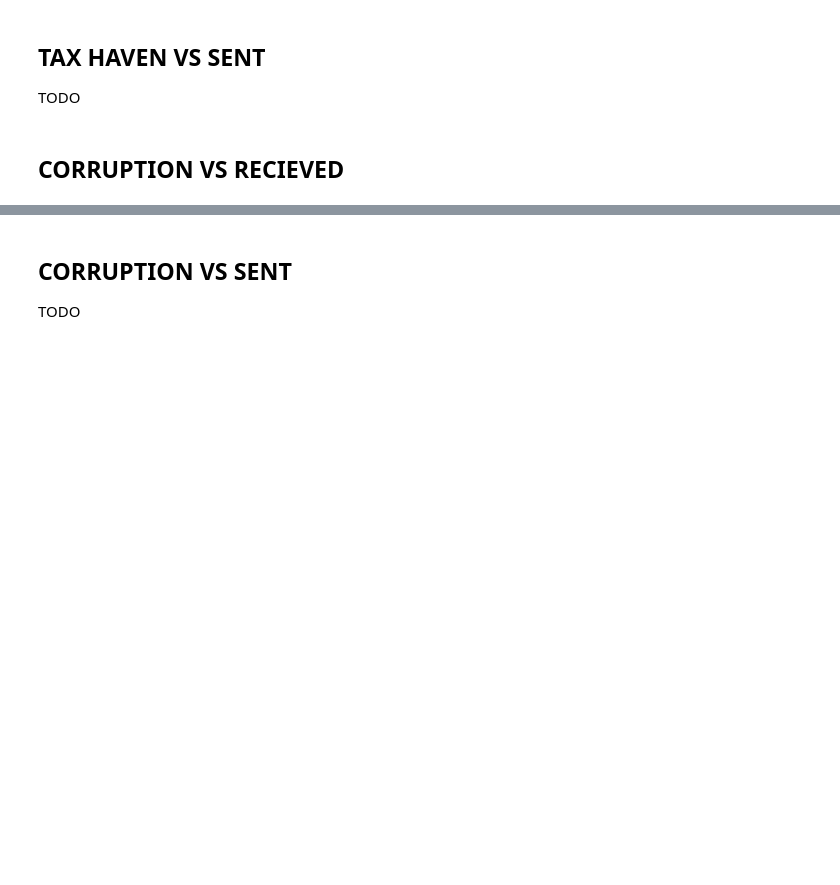
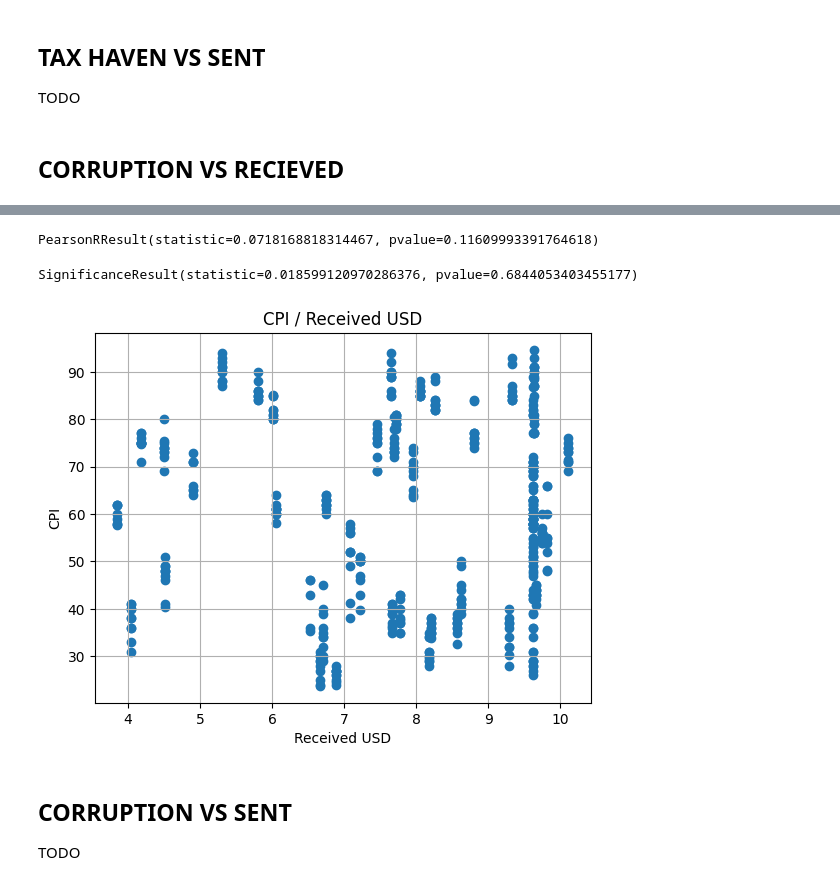
Before and after one commit to FlowDrucka64/MoneyFlow, a Jupyter notebook: data_exploration.ipynb, the cells around one changed output, grey strips where cells are left out. Drawn from its saved outputs; the diff is of its cells as text; code cells hidden in the pictures; blank space fills up the shorter version.

```diff
--- a/data_exploration.ipynb
+++ b/data_exploration.ipynb
@@ -1069,20 +1066,24 @@ KeyError: 'name'
 # %%
 # TODO UNITS ON AXED also maybe scale to BN USD?
-flow_data = merged_df.copy()
-dst_juri_sum = merged_df.groupby('dst_jurisdictions')['dst_value_USD'].sum()
+flow_data = expanded_df.copy()
+dst_juri_sum = expanded_df.groupby('dst_jurisdictions')['value_USD'].sum()
 receivers_cpi = pd.merge(dst_juri_sum, cpi_country, left_on='dst_jurisdictions', right_on='alpha-2', how='inner')
 
 fig, ax = plt.subplots()
-scatter = ax.scatter(x=np.log10(receivers_cpi.dst_value_USD), y=receivers_cpi['CPI Score'])
+scatter = ax.scatter(x=np.log10(receivers_cpi.value_USD), y=receivers_cpi['CPI Score'])
 plt.xlabel('Received USD')
 plt.ylabel('CPI')
 plt.title('CPI / Received USD')
 plt.grid(True)
 
-corr = pearsonr(receivers_cpi.dst_value_USD, receivers_cpi['CPI Score'])
+corr = pearsonr(receivers_cpi.value_USD, receivers_cpi['CPI Score'])
 display(corr)
-corr = spearmanr(receivers_cpi.dst_value_USD, receivers_cpi['CPI Score'])
+corr = spearmanr(receivers_cpi.value_USD, receivers_cpi['CPI Score'])
 display(corr)
+# %% [output]
+PearsonRResult(statistic=0.0718168818314467, pvalue=0.11609993391764618)
+SignificanceResult(statistic=0.018599120970286376, pvalue=0.6844053403455177)
+[figure, added]
 # %% [markdown]
 ## CORRUPTION VS SENT
 TODO
```
Also changed, not shown: parts of 8 cells of this notebook.
